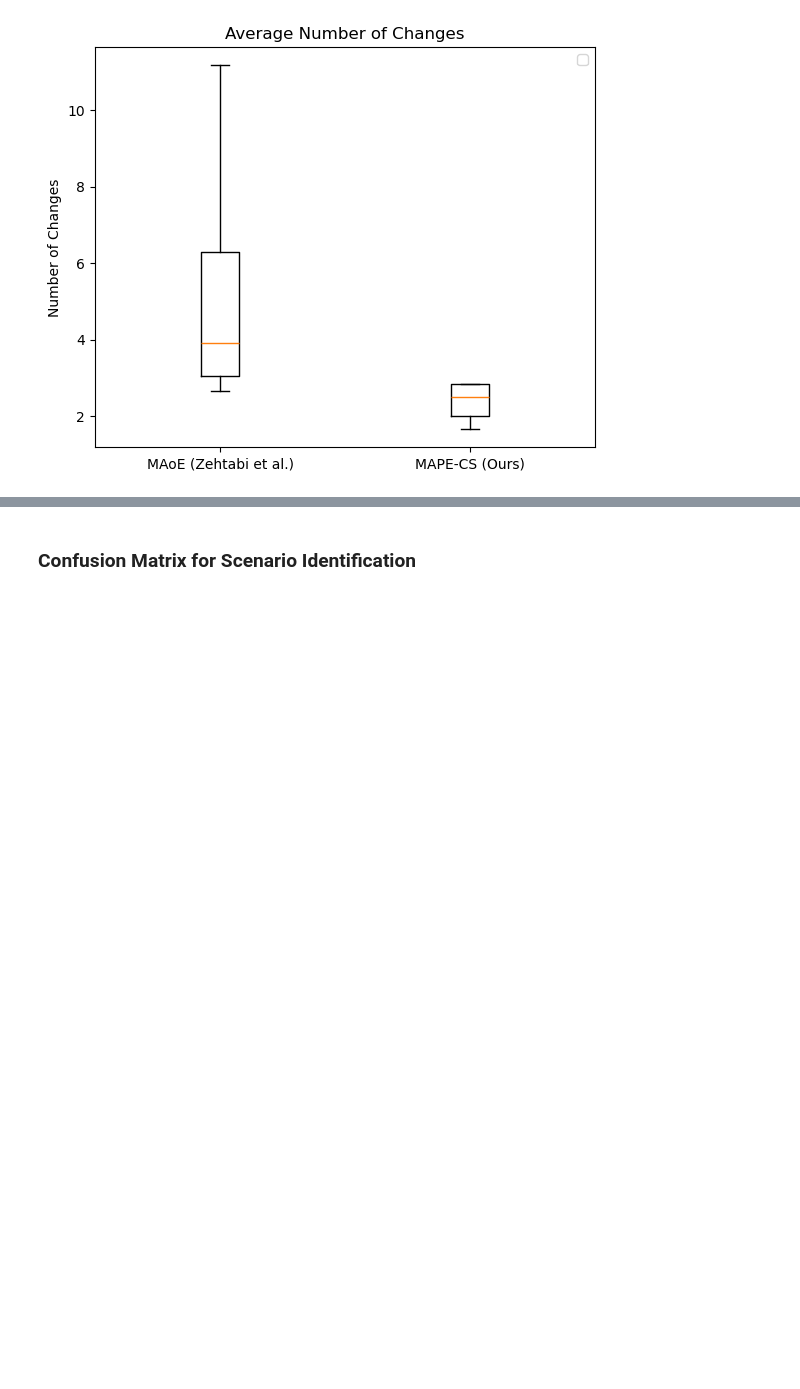
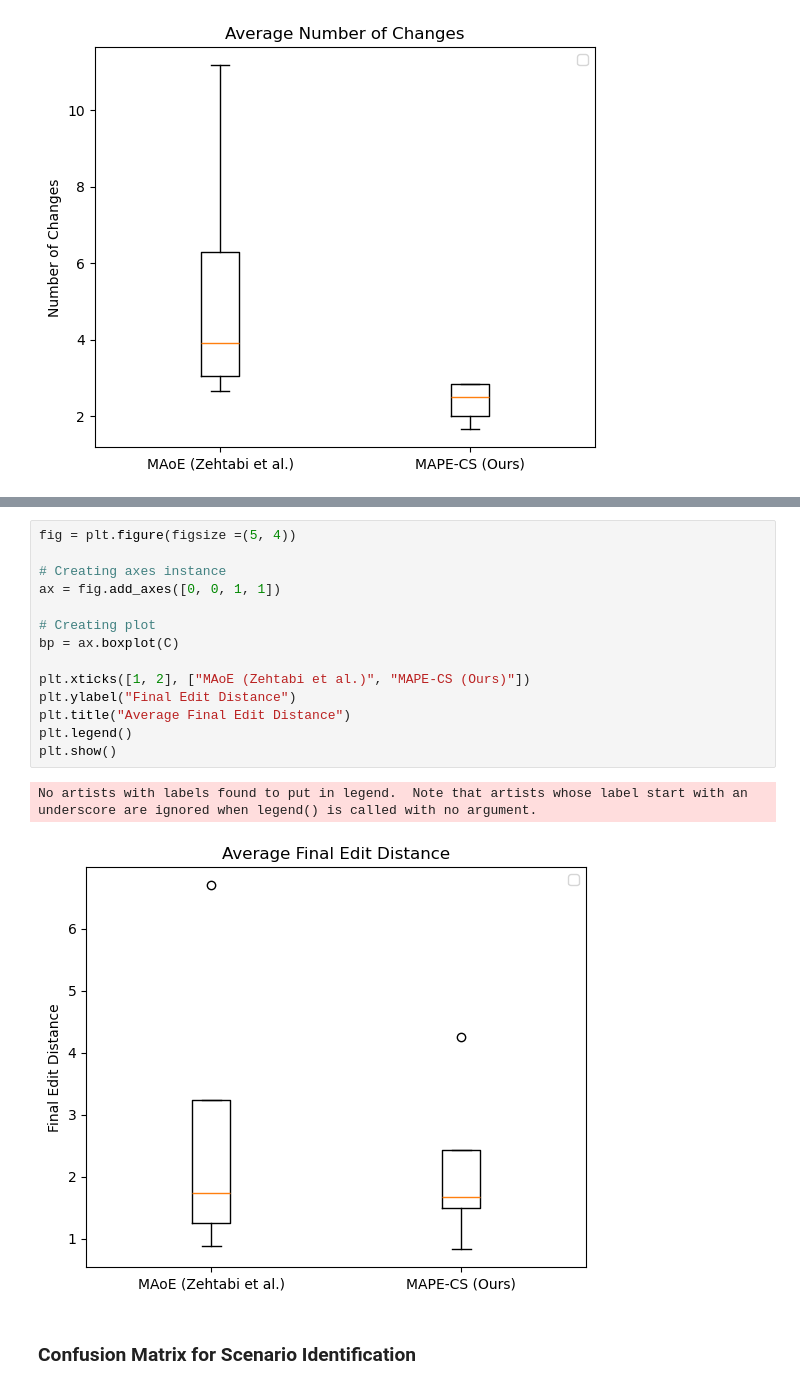
Before and after one commit to Ethan-Schneider/analysis_code, a Jupyter notebook: analysis.ipynb, the cells around one changed output, grey strips where cells are left out. Saved outputs shown, nothing was run; the diff lists cells and outputs as text; blank space fills up the shorter version.

```diff
--- a/analysis.ipynb
+++ b/analysis.ipynb
@@ -618,3 +688,20 @@ No artists with labels found to put in legend.  Note that artists whose label st
+# %%
+fig = plt.figure(figsize =(5, 4))
+
+# Creating axes instance
+ax = fig.add_axes([0, 0, 1, 1])
+
+# Creating plot
+bp = ax.boxplot(C)
+
+plt.xticks([1, 2], ["MAoE (Zehtabi et al.)", "MAPE-CS (Ours)"])
+plt.ylabel("Final Edit Distance")
+plt.title("Average Final Edit Distance")
+plt.legend()
+plt.show()
+# %% [output]
+No artists with labels found to put in legend.  Note that artists whose label start with an underscore are ignored when legend() is called with no argument.
+[figure, added]
 # %% [markdown]
 ### Confusion Matrix for Scenario Identification
 # %%
```
Also changed, not shown: parts of 12 cells of this notebook, 1 other file.
